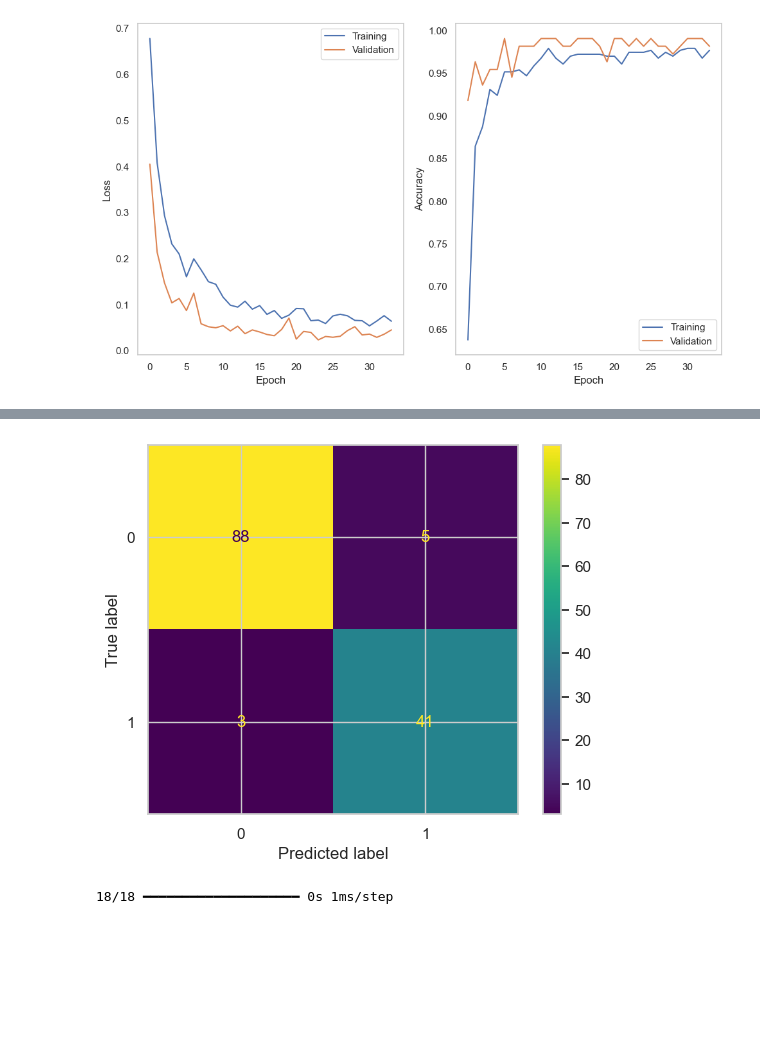
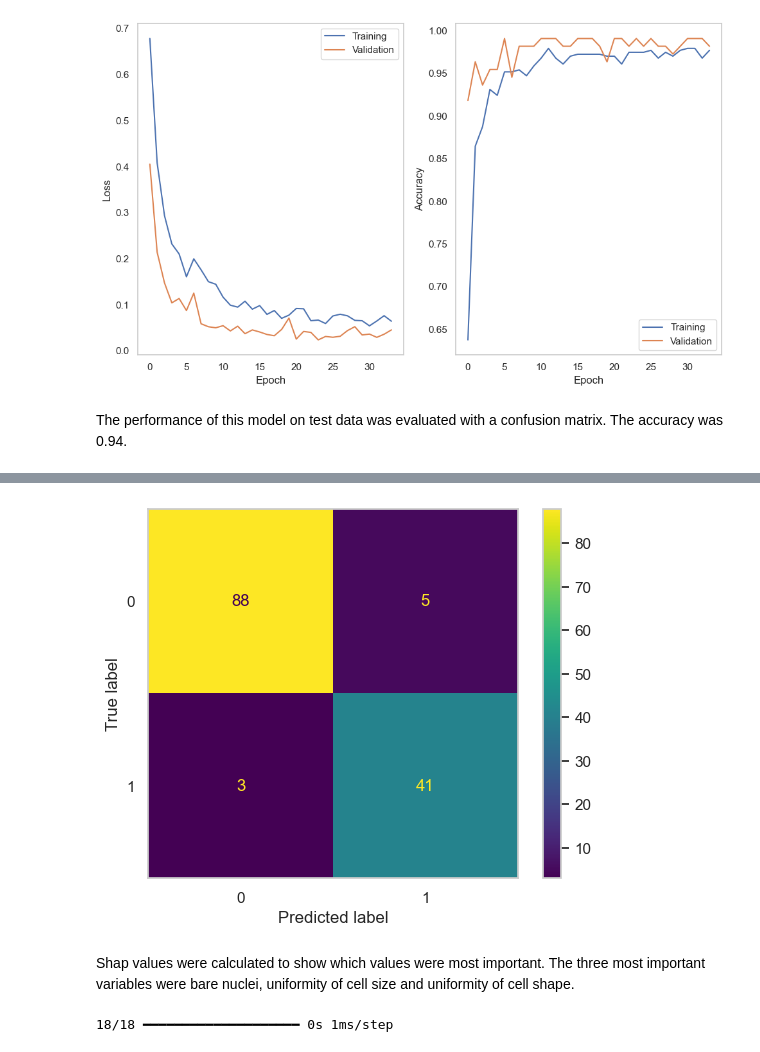
Before and after one commit to 18alle18/Reproducible-Challenge-Project, a Jupyter notebook: Project_Alexander_Love.ipynb, the cells around one changed output, grey strips where cells are left out. Saved outputs shown, nothing was run; the diff lists cells and outputs as text; code cells hidden in the pictures; blank space fills up the shorter version.

```diff
--- a/Project_Alexander_Love.ipynb
+++ b/Project_Alexander_Love.ipynb
@@ -218,7 +248,9 @@ Cumulative sum of 4 components: 0.9627276207422694
 # %%
+# Dictionary for encoding "Benign" as 0 and "Malignant" as 1
 encoding_dict = {"Benign": 0, "Malignant": 1}
 
+# Split into x and y set and encode
 x_train = training_df[independent_variables]
-y_train = training_df["Class"].replace(encoding_dict)
+y_train = training_df["Class"].replace(encoding_dict).infer_objects(copy=False)
 x_test = test_df[independent_variables]
-y_test = test_df["Class"].replace(encoding_dict)
+y_test = test_df["Class"].replace(encoding_dict).infer_objects(copy=False)
@@ -336,14 +382,22 @@ figure.tight_layout()
 plt.show()
 # %% [output]
 [figure]
+# %% [markdown]
+The performance of this model on test data was evaluated with a confusion matrix. The accuracy was 0.94.
 # %%
+# Load best model
 optimized_model = keras.saving.load_model("optimized_model.keras", custom_objects=None, compile=True, safe_mode=True)
+
+# Get predictions
 y_pred_prob = optimized_model.predict(x_test)
 y_pred = (y_pred_prob >= 0.5).astype(int)
 
+# Calculate performance metrics
 cm = confusion_matrix(y_test, y_pred)
 disp = ConfusionMatrixDisplay(confusion_matrix=cm)
 disp.plot()
+axis = plt.gca()
+axis.grid(False)
 
 print(classification_report(y_test, y_pred))
 # %% [output]
@@ -351,12 +405,14 @@ print(classification_report(y_test, y_pred))
               precision    recall  f1-score   support
 
            0       0.97      0.95      0.96        93
            1       0.89      0.93      0.91        44
 
     accuracy                           0.94       137
    macro avg       0.93      0.94      0.93       137
 weighted avg       0.94      0.94      0.94       137
-[figure, old version]
+[figure, new version]
+# %% [markdown]
+Shap values were calculated to show which values were most important. The three most important variables were bare nuclei, uniformity of cell size and uniformity of cell shape.
 # %%
 # Calculate SHAP values for best model
 
```
Also changed, not shown: parts of 58 cells of this notebook, 1 other file.
